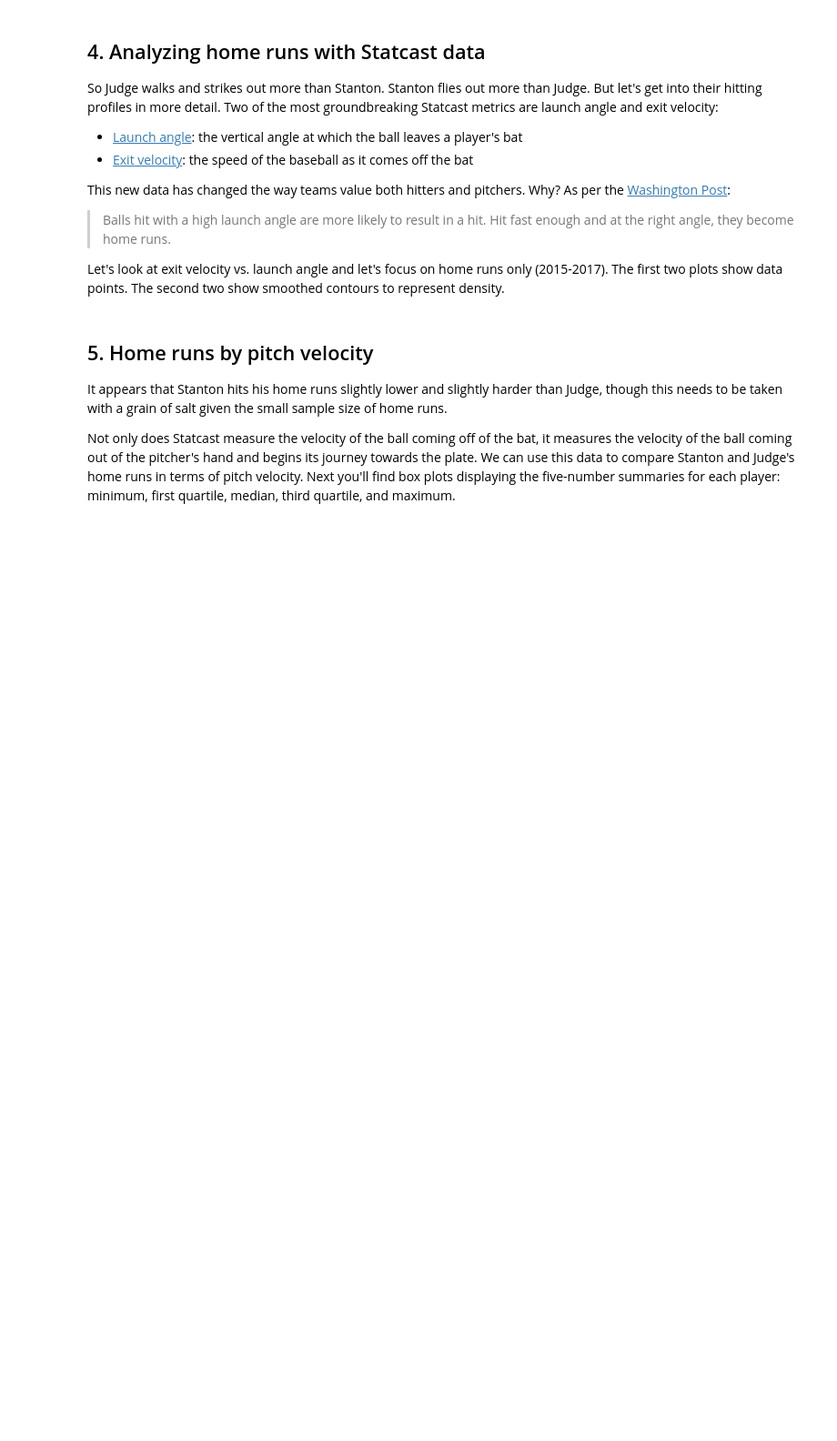
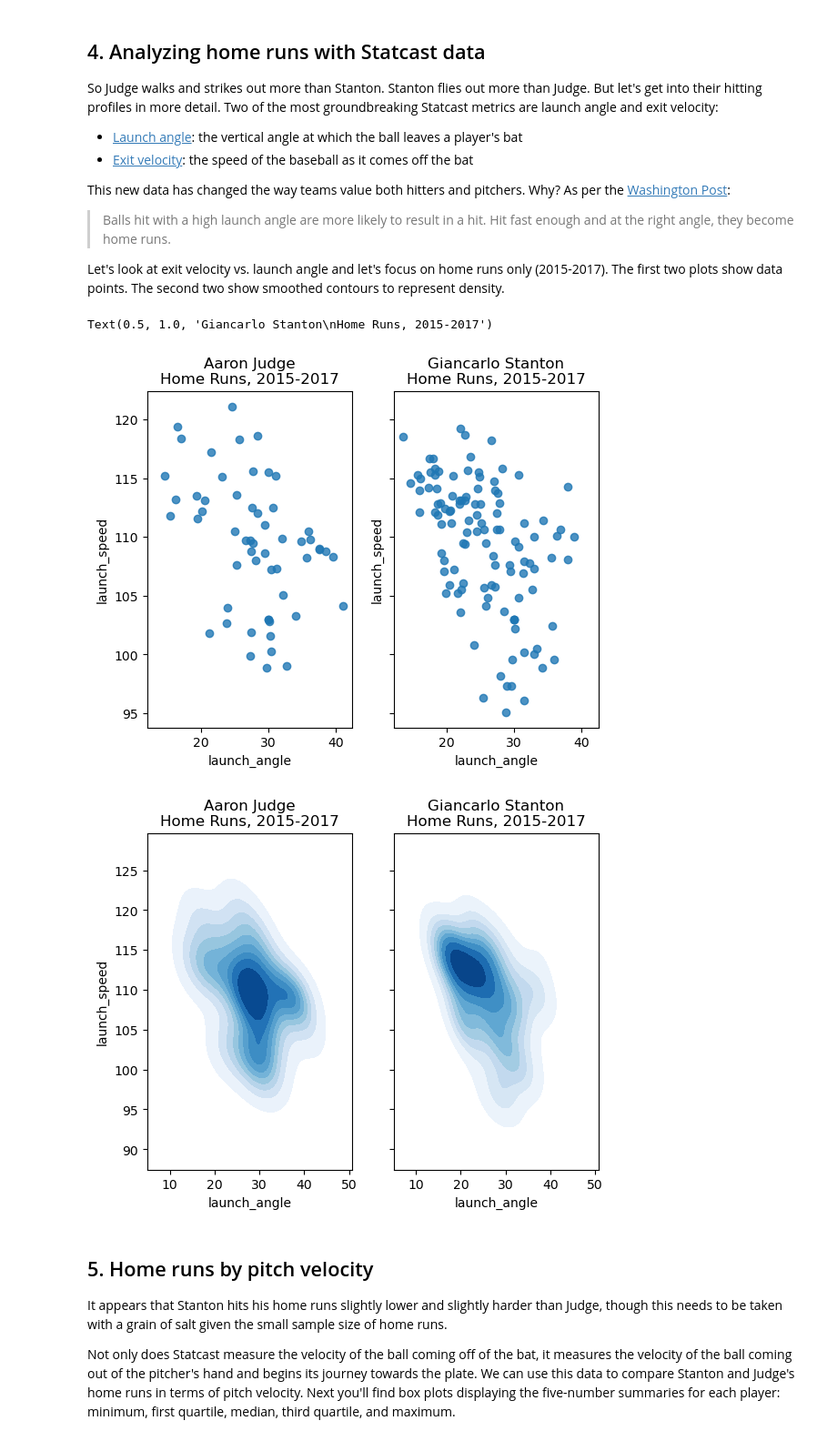
Before and after one commit to JeremyTallant/baseball_stats, a Jupyter notebook: baseball_analysis.ipynb, the cells around one changed output. Shown at 91% size. Drawn from its saved outputs; the diff is of its cells as text; code cells hidden in the pictures; blank space fills up the shorter version.

```diff
--- a/baseball_analysis.ipynb
+++ b/baseball_analysis.ipynb
@@ -83,18 +83,22 @@ Name: events, dtype: int64
 <p>Let's look at exit velocity vs. launch angle and let's focus on home runs only (2015-2017). The first two plots show data points. The second two show smoothed contours to represent density.</p>
 # %%
 # Filter to include home runs only
-judge_hr = ...
-stanton_hr = ...
+judge_hr = judge.loc[judge['events'] == 'home_run']
+stanton_hr = stanton.loc[stanton['events'] == 'home_run']
 
 # Create a figure with two scatter plots of launch speed vs. launch angle, one for each player's home runs
 fig1, axs1 = plt.subplots(ncols=2, sharex=True, sharey=True)
-sns.regplot(x=..., y=..., fit_reg=False, color='tab:blue', data=..., ax=axs1[0]).set_title('Aaron Judge\nHome Runs, 2015-2017')
-sns.regplot(x=..., y=..., fit_reg=False, color='tab:blue', data=..., ax=axs1[1]).set_title('Giancarlo Stanton\nHome Runs, 2015-2017')
+sns.regplot(x='launch_angle', y='launch_speed', fit_reg=False, color='tab:blue', data=judge_hr, ax=axs1[0]).set_title('Aaron Judge\nHome Runs, 2015-2017')
+sns.regplot(x='launch_angle', y='launch_speed', fit_reg=False, color='tab:blue', data=stanton_hr, ax=axs1[1]).set_title('Giancarlo Stanton\nHome Runs, 2015-2017')
 
 # Create a figure with two KDE plots of launch speed vs. launch angle, one for each player's home runs
 fig2, axs2 = plt.subplots(ncols=2, sharex=True, sharey=True)
-sns.kdeplot(..., ..., cmap="Blues", shade=True, shade_lowest=False, ax=axs2[0]).set_title('Aaron Judge\nHome Runs, 2015-2017')
-sns.kdeplot(..., ..., cmap="Blues", shade=True, shade_lowest=False, ax=axs2[1]).set_title('Giancarlo Stanton\nHome Runs, 2015-2017')
+sns.kdeplot(data = judge_hr, x='launch_angle', y='launch_speed', cmap="Blues", fill=True, thresh=0.05, ax=axs2[0]).set_title('Aaron Judge\nHome Runs, 2015-2017')
+sns.kdeplot(data = stanton_hr, x='launch_angle', y='launch_speed', cmap="Blues", fill=True, thresh=0.05, ax=axs2[1]).set_title('Giancarlo Stanton\nHome Runs, 2015-2017')
+# %% [output]
+Text(0.5, 1.0, 'Giancarlo Stanton\nHome Runs, 2015-2017')
+[figure, added]
+[figure, added]
 # %% [markdown]
 ## 5. Home runs by pitch velocity
 <p>It appears that Stanton hits his home runs slightly lower and slightly harder than Judge, though this needs to be taken with a grain of salt given the small sample size of home runs.</p>
```
